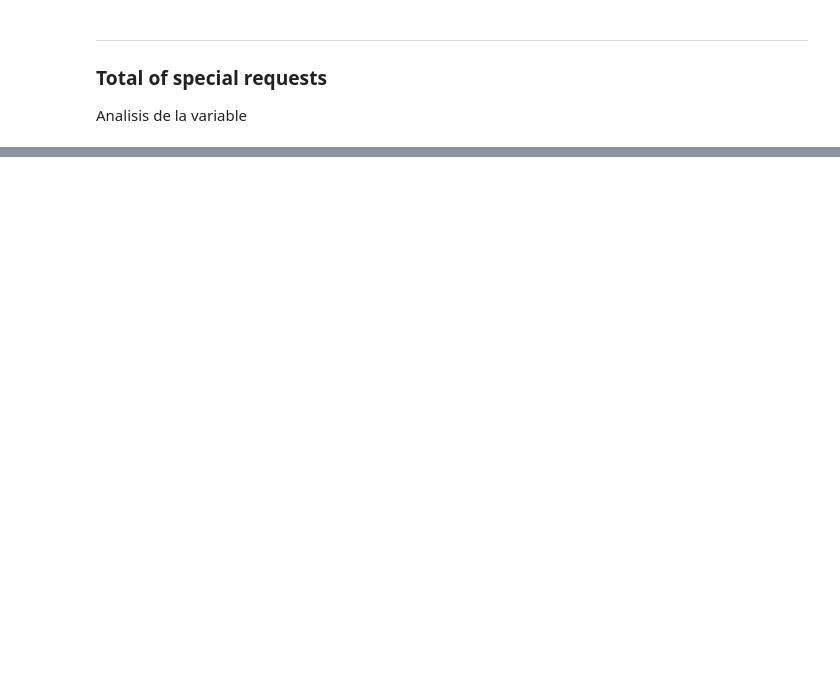
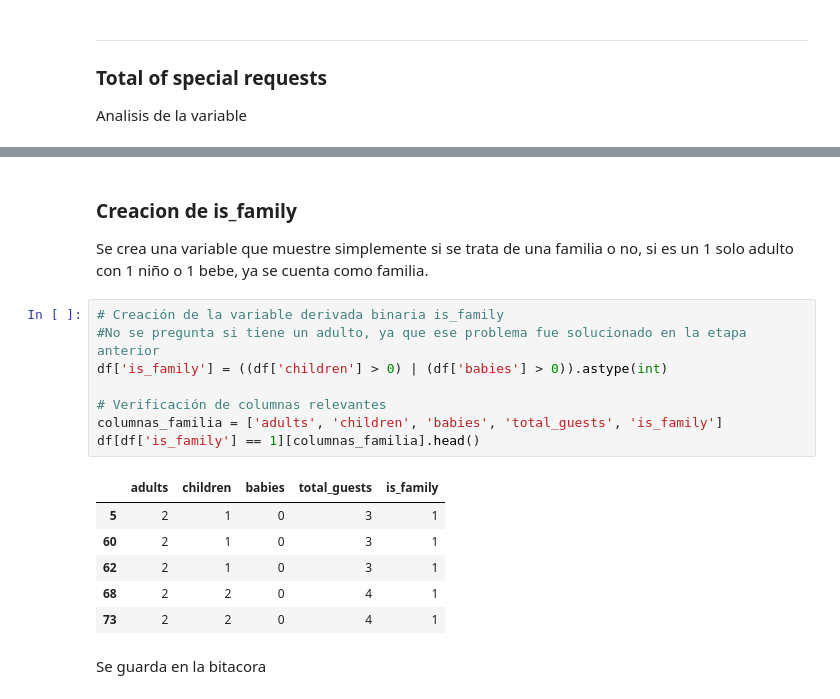
Before and after one commit to MatiasManuelCarro/UTN-TUPAD-Analisis_Datos_TPI, a Jupyter notebook: 5_TPI - Semana 5 - Entrega 2/Matias Carro y Hugo Catalan - Analisis de Datos - TPI - Semana 5 - Entrega 2 .ipynb, the cells around one changed output, grey strips where cells are left out. Drawn from its saved outputs; the diff is of its cells as text; blank space fills up the shorter version.

```diff
--- a/5_TPI - Semana 5 - Entrega 2/Matias Carro y Hugo Catalan - Analisis de Datos - TPI - Semana 5 - Entrega 2 .ipynb
+++ b/5_TPI - Semana 5 - Entrega 2/Matias Carro y Hugo Catalan - Analisis de Datos - TPI - Semana 5 - Entrega 2 .ipynb
@@ -3204,0 +3340,21 @@ Bitacora final:
+# %% [markdown]
+### Creacion de is_family
+
+Se crea una variable que muestre simplemente si se trata de una familia o no, si es un 1 solo adulto con 1 niño o 1 bebe, ya se cuenta como familia.
+# %%
+# Creación de la variable derivada binaria is_family
+#No se pregunta si tiene un adulto, ya que ese problema fue solucionado en la etapa anterior
+df['is_family'] = ((df['children'] > 0) | (df['babies'] > 0)).astype(int)
+
+# Verificación de columnas relevantes
+columnas_familia = ['adults', 'children', 'babies', 'total_guests', 'is_family']
+df[df['is_family'] == 1][columnas_familia].head()
+# %% [output]
+|  | adults | children | babies | total_guests | is_family |
+| 5 | 2 | 1 | 0 | 3 | 1 |
+| 60 | 2 | 1 | 0 | 3 | 1 |
+| 62 | 2 | 1 | 0 | 3 | 1 |
+| 68 | 2 | 2 | 0 | 4 | 1 |
+| 73 | 2 | 2 | 0 | 4 | 1 |
+# %% [markdown]
+Se guarda en la bitacora
```
Also changed, not shown: parts of 30 cells of this notebook.
